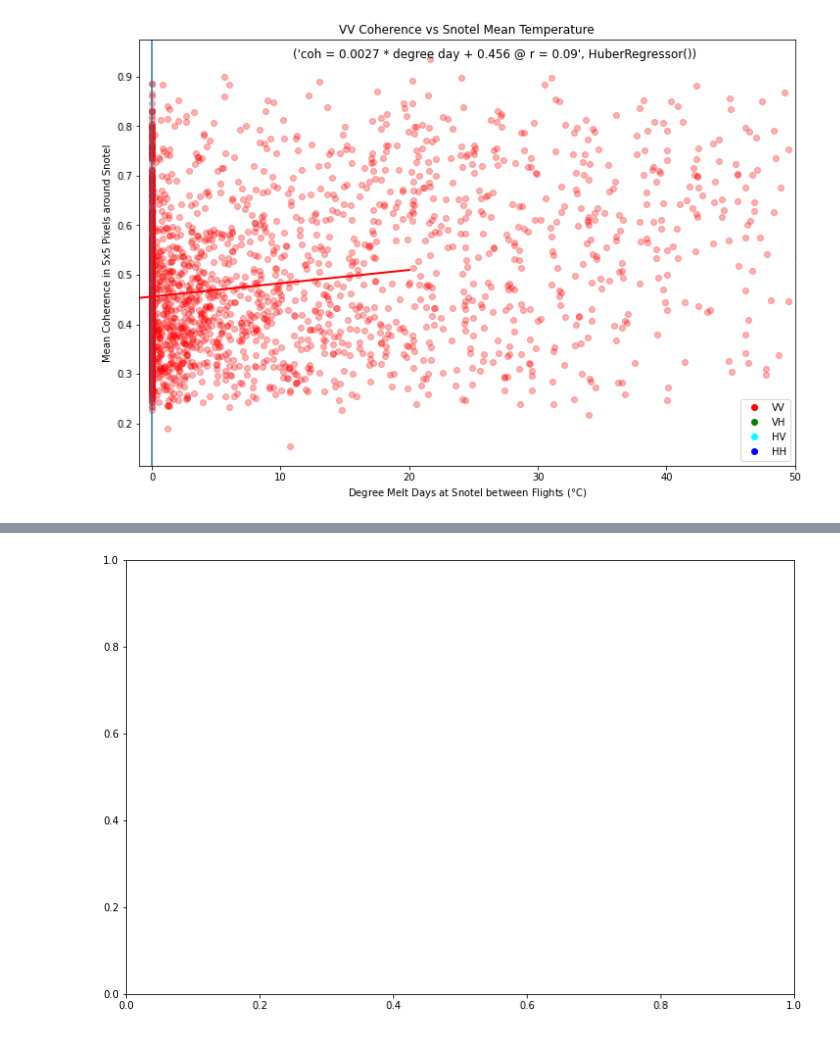
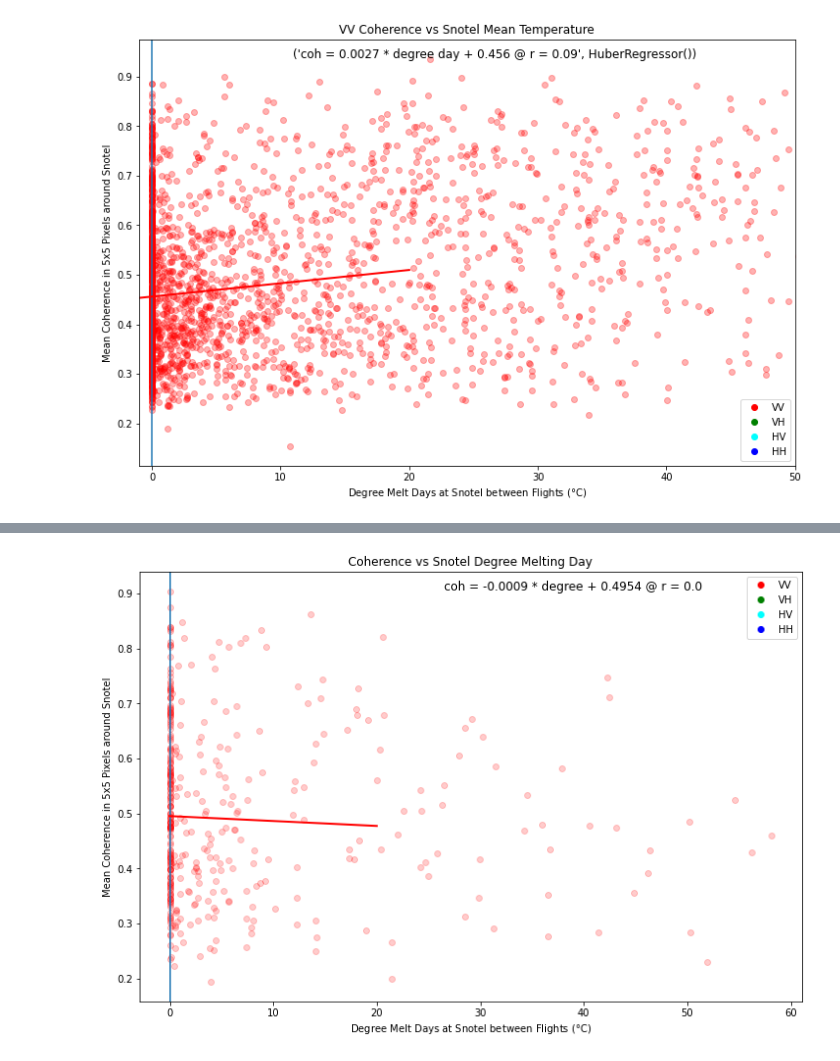
Before and after one commit to ZachHoppinen/uavsar, a Jupyter notebook: src/coherence/coherence_visualization.ipynb, the cells around one changed output, grey strips where cells are left out. Cells and saved outputs as stored; diff of their text form; code cells hidden in the pictures.

```diff
--- a/src/coherence/coherence_visualization.ipynb
+++ b/src/coherence/coherence_visualization.ipynb
@@ -177,38 +218,39 @@ plt.show()
 # %%
 with open(expanduser('~/uavsar/results/coherence/coh_snotel_full/res_df'), 'rb') as f:
     res = pickle.load(f)
 f, ax = plt.subplots(figsize = (12,8))
-# x = []
-# y = []
-# for i,r in res.iterrows():
-#     for stat in r.meso_result:
-#         if r.pol == 'VV':
-#             # d_sd = r.meso_result[stat]['delta_sd']
-#             d_sd = r.meso_result[stat]['degmeltday_air_temp']
-#             x.append(d_sd)
-#             coh = r.meso_result[stat]['img_arr_mean']
-#             y.append(coh)
-#             plt.scatter(d_sd, coh, c = pol_cols[r.pol], alpha = 0.3)
-# markers = [plt.Line2D([0,0],[0,0],color=color, marker='o', linestyle='') for color in pol_cols.values()]
-# plt.legend(markers, pol_cols.keys(), numpoints=1)
-# plt.axvline(0)
+x = []
+y = []
+for i,r in res.iterrows():
+    if r.meso_result:
+        for stat in r.meso_result:
+            if r.pol == 'VV':
+                # d_sd = r.meso_result[stat]['delta_sd']
+                d_sd = r.meso_result[stat]['degmeltday']
+                x.append(d_sd)
+                coh = r.meso_result[stat]['snotel_coh_mean']
+                y.append(coh)
+                plt.scatter(d_sd, coh, c = pol_cols[r.pol], alpha = 0.2)
+markers = [plt.Line2D([0,0],[0,0],color=color, marker='o', linestyle='') for color in pol_cols.values()]
+plt.legend(markers, pol_cols.keys(), numpoints=1)
+plt.axvline(0)
 
-# x = [i for i in x if i is not np.nan]
-# y = [i for i in y if i is not np.nan]
-# x = pd.Series(x)
-# y = pd.Series(y)
-# lm = HuberRegressor().fit(x.values[~np.isnan(x.values)].ravel().reshape(-1, 1), y[~np.isnan(x.values)].values.ravel())
-# r = round(lm.score(x.values[~np.isnan(x.values)].ravel().reshape(-1, 1), y[~np.isnan(x.values)].values.ravel()), 3)
-# s =  f'coh = {round(lm.coef_[0], 4)} * degree day + {round(lm.intercept_, 4)} @ r = {r}', lm
-# plt.text(0.85, 0.98, s, ha='right', va='top', transform=ax.transAxes, fontdict = {'size': 12})
-# x, y = lm_line(lm, (-20, 20))
-# plt.plot(x,y, color = pol_cols['VV'], linewidth = 2)
+x = [i for i in x if i is not np.nan]
+y = [i for i in y if i is not np.nan]
+x = pd.Series(x)
+y = pd.Series(y)
+lm = HuberRegressor().fit(x.values[~np.isnan(x.values)].ravel().reshape(-1, 1), y[~np.isnan(x.values)].values.ravel())
+r = round(lm.score(x.values[~np.isnan(x.values)].ravel().reshape(-1, 1), y[~np.isnan(x.values)].values.ravel()), 3)
+s =  f'coh = {round(lm.coef_[0], 4)} * degree + {round(lm.intercept_, 4)} @ r = {r}'
+plt.text(0.85, 0.98, s, ha='right', va='top', transform=ax.transAxes, fontdict = {'size': 12})
+x, y = lm_line(lm, (0, 20))
+plt.plot(x,y, color = pol_cols['VV'], linewidth = 2)
 
-# plt.xlabel('Degree Melt Days at Snotel between Flights ($\degree$C)')
-# plt.ylabel('Mean Coherence in 5x5 Pixels around Snotel')
-# plt.title('VV Coherence vs Snotel Mean Temperature')
-# plt.xlim(-1,50)
-# plt.show()
-# # plt.savefig(join(fig_dir, 'temp_mean_coh.png'), dpi = 300)
+plt.xlabel('Degree Melt Days at Snotel between Flights ($\degree$C)')
+plt.ylabel('Mean Coherence in 5x5 Pixels around Snotel')
+plt.title('Coherence vs Snotel Degree Melting Day')
+# plt.xlim(-30,30)
+plt.show()
+# plt.savefig(join(fig_dir, 'temp_mean_coh.png'), dpi = 300)
 # %% [output]
-[figure, old version]
+[figure, new version]
```
Also changed, not shown: parts of 4 cells of this notebook, 12 other files.
